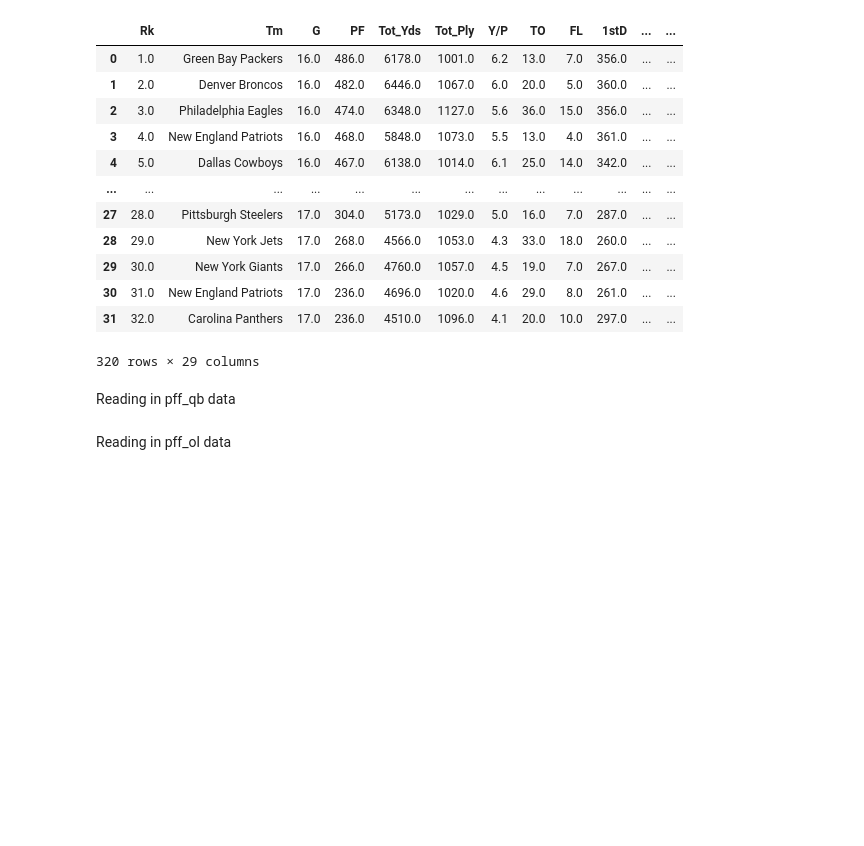
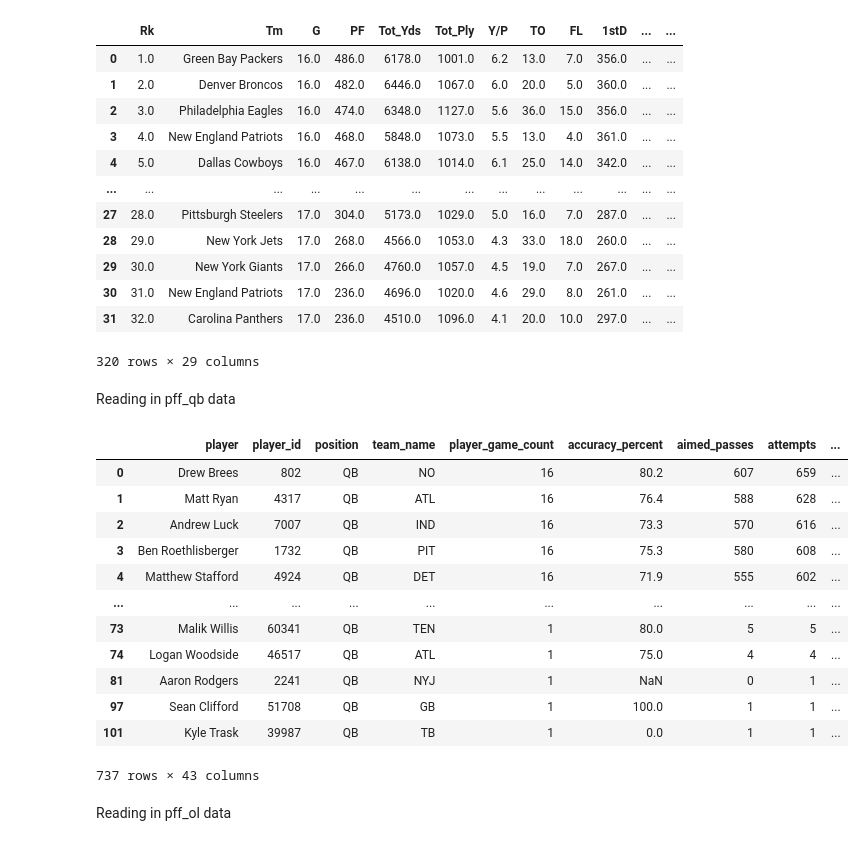
Before and after one commit to scottbwinner/NFL-Models, a Jupyter notebook: WR Model/WR Model.ipynb, the cells around one changed output. Drawn from its saved outputs; the diff is of its cells as text; code cells hidden in the pictures; blank space fills up the shorter version.

```diff
--- a/WR Model/WR Model.ipynb
+++ b/WR Model/WR Model.ipynb
@@ -307,5 +307,47 @@ pfr_tm_off
 320 rows × 29 columns
 # %% [markdown]
 Reading in pff_qb data
+# %%
+pff_qb_14_15 = pd.read_csv('pff_qb_14-15.csv')
+pff_qb_15_16 = pd.read_csv('pff_qb_15-16.csv')
+pff_qb_16_17 = pd.read_csv('pff_qb_16-17.csv')
+pff_qb_17_18 = pd.read_csv('pff_qb_17-18.csv')
+pff_qb_18_19 = pd.read_csv('pff_qb_18-19.csv')
+pff_qb_19_20 = pd.read_csv('pff_qb_19-20.csv')
+pff_qb_20_21 = pd.read_csv('pff_qb_20-21.csv')
+pff_qb_21_22 = pd.read_csv('pff_qb_21-22.csv')
+pff_qb_22_23 = pd.read_csv('pff_qb_22-23.csv')
+pff_qb_23_24 = pd.read_csv('pff_qb_23-24.csv')
+
+pff_qb_14_15['Season'] = '2014-15'
+pff_qb_15_16['Season'] = '2015-16'
+pff_qb_16_17['Season'] = '2016-17'
+pff_qb_17_18['Season'] = '2017-18'
+pff_qb_18_19['Season'] = '2018-19'
+pff_qb_19_20['Season'] = '2019-20'
+pff_qb_20_21['Season'] = '2020-21'
+pff_qb_21_22['Season'] = '2021-22'
+pff_qb_22_23['Season'] = '2022-23'
+pff_qb_23_24['Season'] = '2023-24'
+
+pff_qb = pd.concat([pff_qb_14_15, pff_qb_15_16, pff_qb_16_17, pff_qb_17_18, pff_qb_18_19, pff_qb_19_20, pff_qb_20_21, pff_qb_21_22, pff_qb_22_23, pff_qb_23_24])
+
+pff_qb = pff_qb[pff_qb['position'] == 'QB']
+
+pff_qb
+# %% [output]
+|  | player | player_id | position | team_name | player_game_count | accuracy_percent | aimed_passes | attempts | ... |
+| 0 | Drew Brees | 802 | QB | NO | 16 | 80.2 | 607 | 659 | ... |
+| 1 | Matt Ryan | 4317 | QB | ATL | 16 | 76.4 | 588 | 628 | ... |
+| 2 | Andrew Luck | 7007 | QB | IND | 16 | 73.3 | 570 | 616 | ... |
+| 3 | Ben Roethlisberger | 1732 | QB | PIT | 16 | 75.3 | 580 | 608 | ... |
+| 4 | Matthew Stafford | 4924 | QB | DET | 16 | 71.9 | 555 | 602 | ... |
+| ... | ... | ... | ... | ... | ... | ... | ... | ... | ... |
+| 73 | Malik Willis | 60341 | QB | TEN | 1 | 80.0 | 5 | 5 | ... |
+| 74 | Logan Woodside | 46517 | QB | ATL | 1 | 75.0 | 4 | 4 | ... |
+| 81 | Aaron Rodgers | 2241 | QB | NYJ | 1 | NaN | 0 | 1 | ... |
+| 97 | Sean Clifford | 51708 | QB | GB | 1 | 100.0 | 1 | 1 | ... |
+| 101 | Kyle Trask | 39987 | QB | TB | 1 | 0.0 | 1 | 1 | ... |
+737 rows × 43 columns
 # %% [markdown]
 Reading in pff_ol data
```
Also changed, not shown: parts of 7 cells of this notebook, 21 other files.
